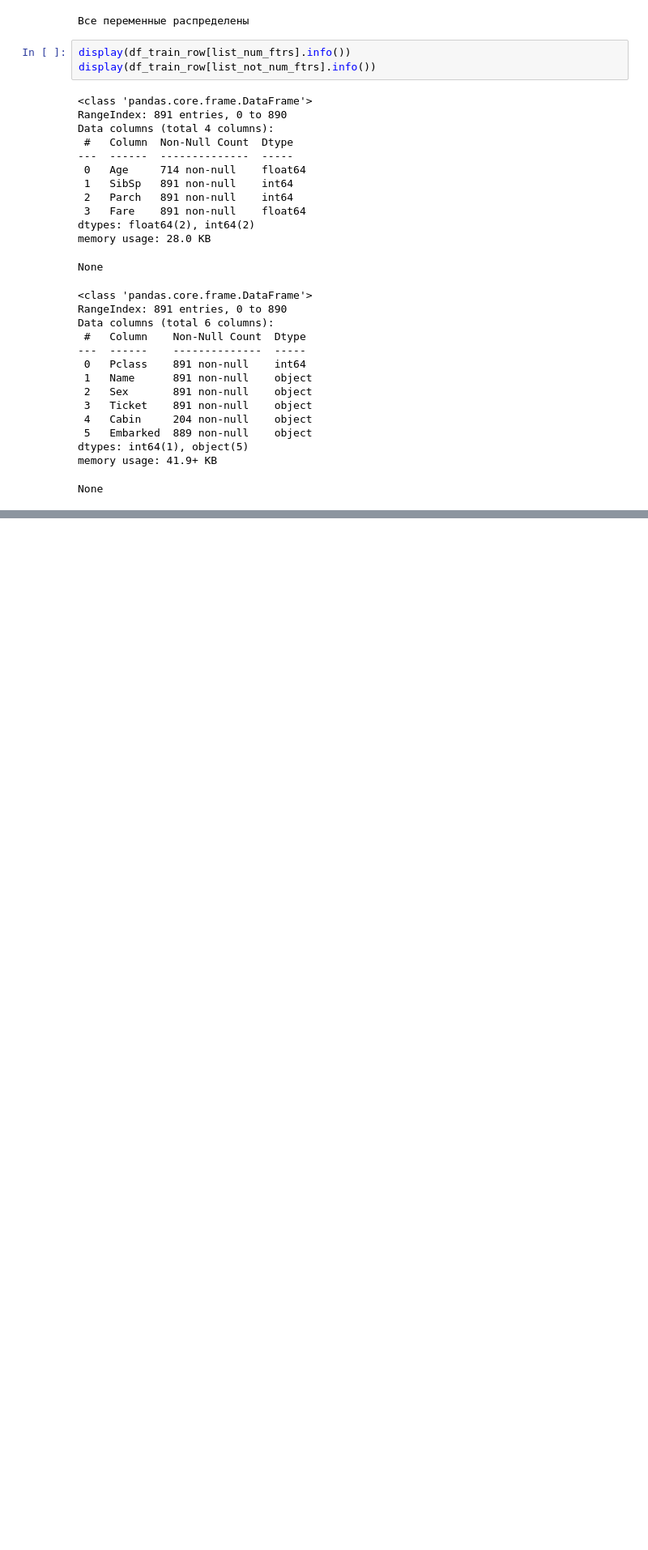
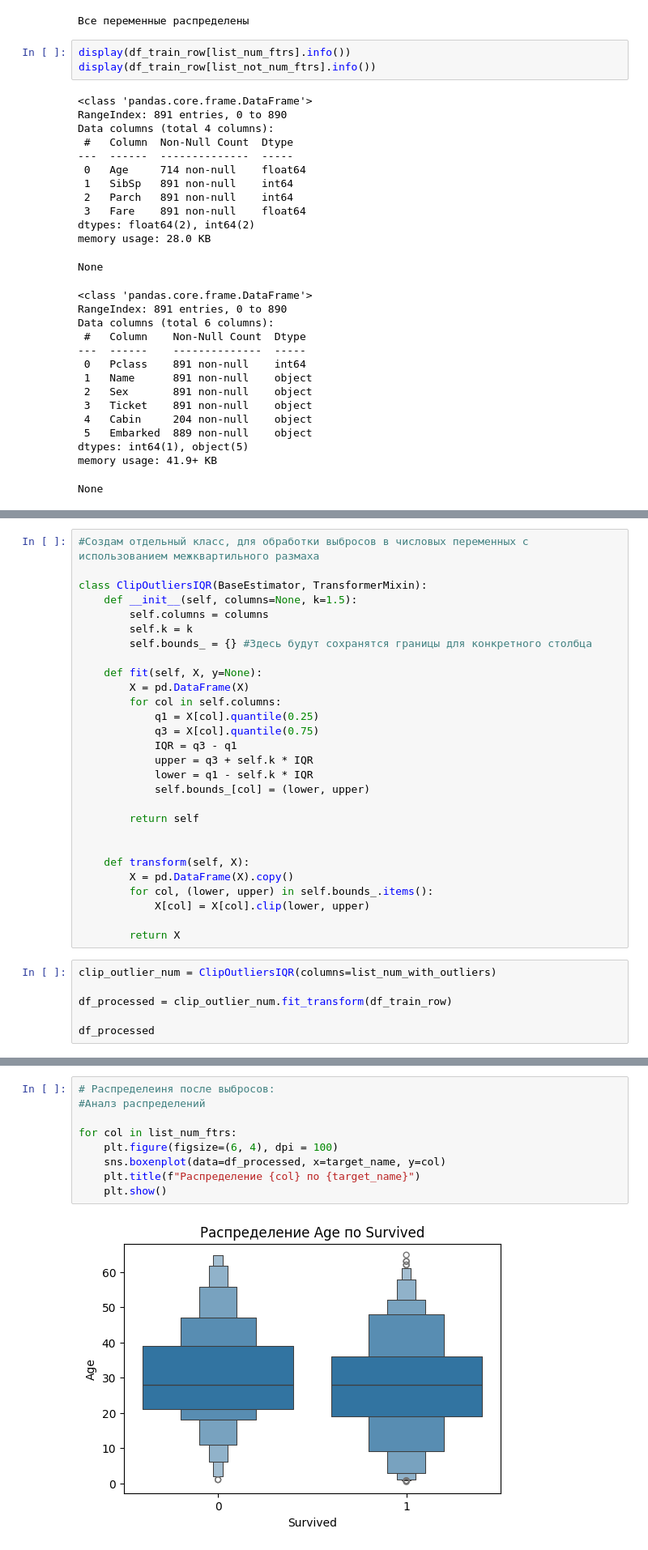
Before and after one commit to tatarin02/studying, a Jupyter notebook: Kaggle/Titanic/Анализ данных и препроцессинг для линейных моделей 09_12_25.ipynb, the cells around one changed output, grey strips where cells are left out. Shown: that part at 81% size. Saved outputs shown, nothing was run; the diff lists cells and outputs as text; blank space fills up the shorter version.

```diff
--- a/Kaggle/Titanic/Анализ данных и препроцессинг для линейных моделей 09_12_25.ipynb
+++ b/Kaggle/Titanic/Анализ данных и препроцессинг для линейных моделей 09_12_25.ipynb
@@ -175,0 +325,34 @@ None
+# %%
+#Создам отдельный класс, для обработки выбросов в числовых переменных с использованием межквартильного размаха
+
+class ClipOutliersIQR(BaseEstimator, TransformerMixin):
+    def __init__(self, columns=None, k=1.5):
+        self.columns = columns
+        self.k = k
+        self.bounds_ = {} #Здесь будут сохранятся границы для конкретного столбца
+
+    def fit(self, X, y=None):
+        X = pd.DataFrame(X)
+        for col in self.columns:
+            q1 = X[col].quantile(0.25)
+            q3 = X[col].quantile(0.75)
+            IQR = q3 - q1
+            upper = q3 + self.k * IQR
+            lower = q1 - self.k * IQR
+            self.bounds_[col] = (lower, upper)
+
+        return self
+
+
+    def transform(self, X):
+        X = pd.DataFrame(X).copy()
+        for col, (lower, upper) in self.bounds_.items():
+            X[col] = X[col].clip(lower, upper)
+
+        return X
+# %%
+clip_outlier_num = ClipOutliersIQR(columns=list_num_with_outliers)
+
+df_processed = clip_outlier_num.fit_transform(df_train_row)
+
+df_processed
@@ -175,0 +373,11 @@ None
+# %%
+# Распределеиня после выбросов:
+#Аналз распределений
+
+for col in list_num_ftrs:
+    plt.figure(figsize=(6, 4), dpi = 100)
+    sns.boxenplot(data=df_processed, x=target_name, y=col)
+    plt.title(f"Распределение {col} по {target_name}")
+    plt.show()
+# %% [output]
+[figure, added]
```
Also changed, not shown: parts of 16 cells of this notebook.
